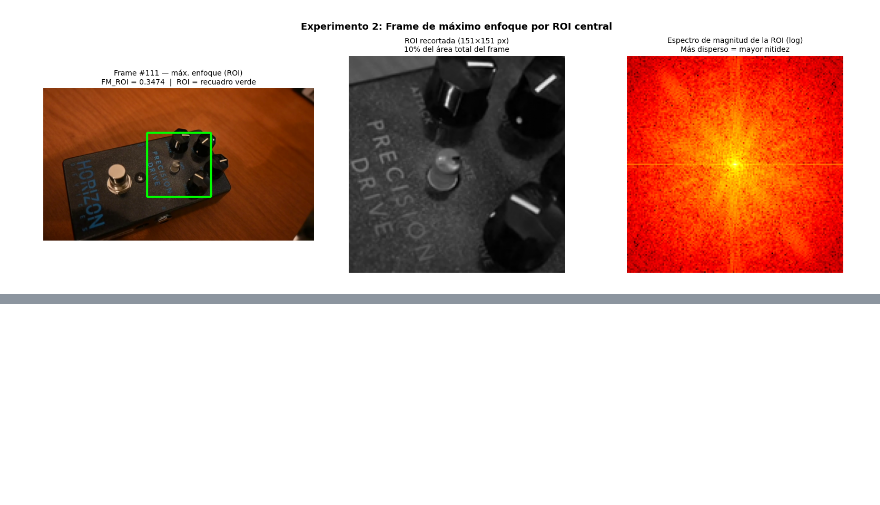
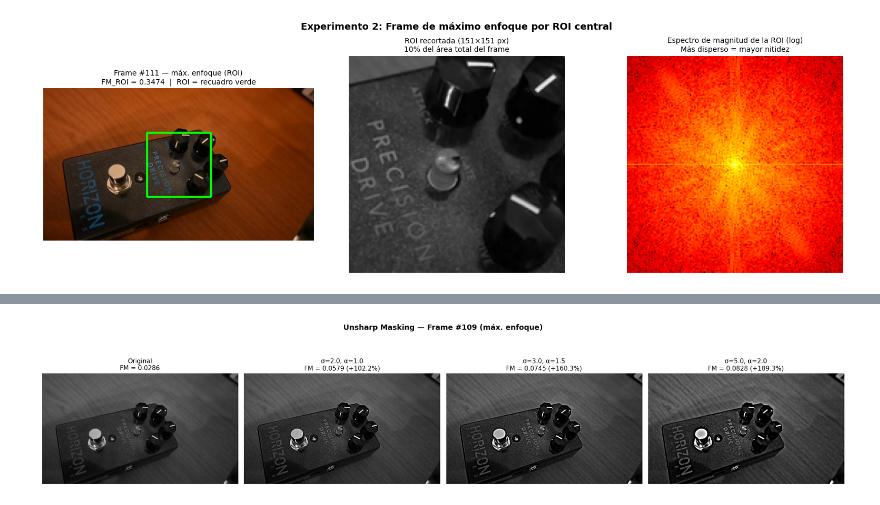
Before and after one commit to vazquez-agustin/VpC1_Vazquez_Workspace, a Jupyter notebook: Trabajo_Practico_2/TP2_VisionComputadora.ipynb, the cells around one changed output, grey strips where cells are left out. Drawn from its saved outputs; the diff is of its cells as text; code cells hidden in the pictures; blank space fills up the shorter version.

Commit message:
Add unsharp masking (extra)

```diff
--- a/Trabajo_Practico_2/TP2_VisionComputadora.ipynb
+++ b/Trabajo_Practico_2/TP2_VisionComputadora.ipynb
@@ -517,0 +586,71 @@ if ret:
+# %%
+# ── Unsharp Masking ───────────────────────────────────────────────────────────
+
+def unsharp_mask(image: np.ndarray, sigma: float = 3.0, alpha: float = 1.5) -> np.ndarray:
+    """
+    Aplica unsharp masking a una imagen en escala de grises.
+
+    Parámetros:
+        image : imagen en escala de grises (2D numpy array, uint8)
+        sigma : desvío estándar del filtro gaussiano
+        alpha : factor de realce (intensidad del sharpening)
+
+    Retorna:
+        sharpened : imagen realzada (uint8, mismo tamaño que image)
+    """
+    # Kernel size impar basado en sigma (cubre ~3 sigmas por lado)
+    ksize = int(2 * np.ceil(3 * sigma) + 1)
+    # 1. Versión suavizada
+    blurred = cv2.GaussianBlur(image, (ksize, ksize), sigma)
+    # 2. Máscara de detalle
+    detail = image.astype(np.float64) - blurred.astype(np.float64)
+    # 3. Sumar máscara ponderada
+    sharpened = image.astype(np.float64) + alpha * detail
+    # Clipear a [0, 255] y convertir a uint8
+    sharpened = np.clip(sharpened, 0, 255).astype(np.uint8)
+    return sharpened
+
+
+# Leer el frame de máximo enfoque
+cap = cv2.VideoCapture(VIDEO_PATH)
+cap.set(cv2.CAP_PROP_POS_FRAMES, best_frame_idx)
+ret, frame_orig = cap.read()
+cap.release()
+
+if ret:
+    gray_orig = cv2.cvtColor(frame_orig, cv2.COLOR_BGR2GRAY)
+
+    # FM antes del unsharp masking
+    fm_before = focus_measure_spectral(gray_orig)
+
+    # Aplicar unsharp masking con distintos parámetros
+    configs = [
+        {'sigma': 2.0, 'alpha': 1.0},
+        {'sigma': 3.0, 'alpha': 1.5},
+        {'sigma': 5.0, 'alpha': 2.0},
+    ]
+
+    fig, axes = plt.subplots(1, 1 + len(configs), figsize=(5 * (1 + len(configs)), 5))
+
+    # Panel 1: imagen original
+    axes[0].imshow(gray_orig, cmap='gray')
+    axes[0].set_title(f'Original\nFM = {fm_before:.4f}', fontsize=11)
+    axes[0].axis('off')
+
+    for k, cfg in enumerate(configs):
+        sharpened = unsharp_mask(gray_orig, sigma=cfg['sigma'], alpha=cfg['alpha'])
+        fm_after = focus_measure_spectral(sharpened)
+
+        axes[k + 1].imshow(sharpened, cmap='gray')
+        axes[k + 1].set_title(f'σ={cfg["sigma"]}, α={cfg["alpha"]}\n'
+                              f'FM = {fm_after:.4f} ({(fm_after/fm_before - 1)*100:+.1f}%)',
+                              fontsize=11)
+        axes[k + 1].axis('off')
+
+    plt.suptitle(f'Unsharp Masking — Frame #{best_frame_idx} (máx. enfoque)',
+                 fontsize=13, fontweight='bold')
+    plt.tight_layout()
+    plt.savefig(os.path.join(MATRIX_DIR, 'unsharp_masking_comparison.png'), dpi=150, bbox_inches='tight')
+    plt.show()
+# %% [output]
+[figure, added]
```
Also changed, not shown: parts of 11 cells of this notebook.
